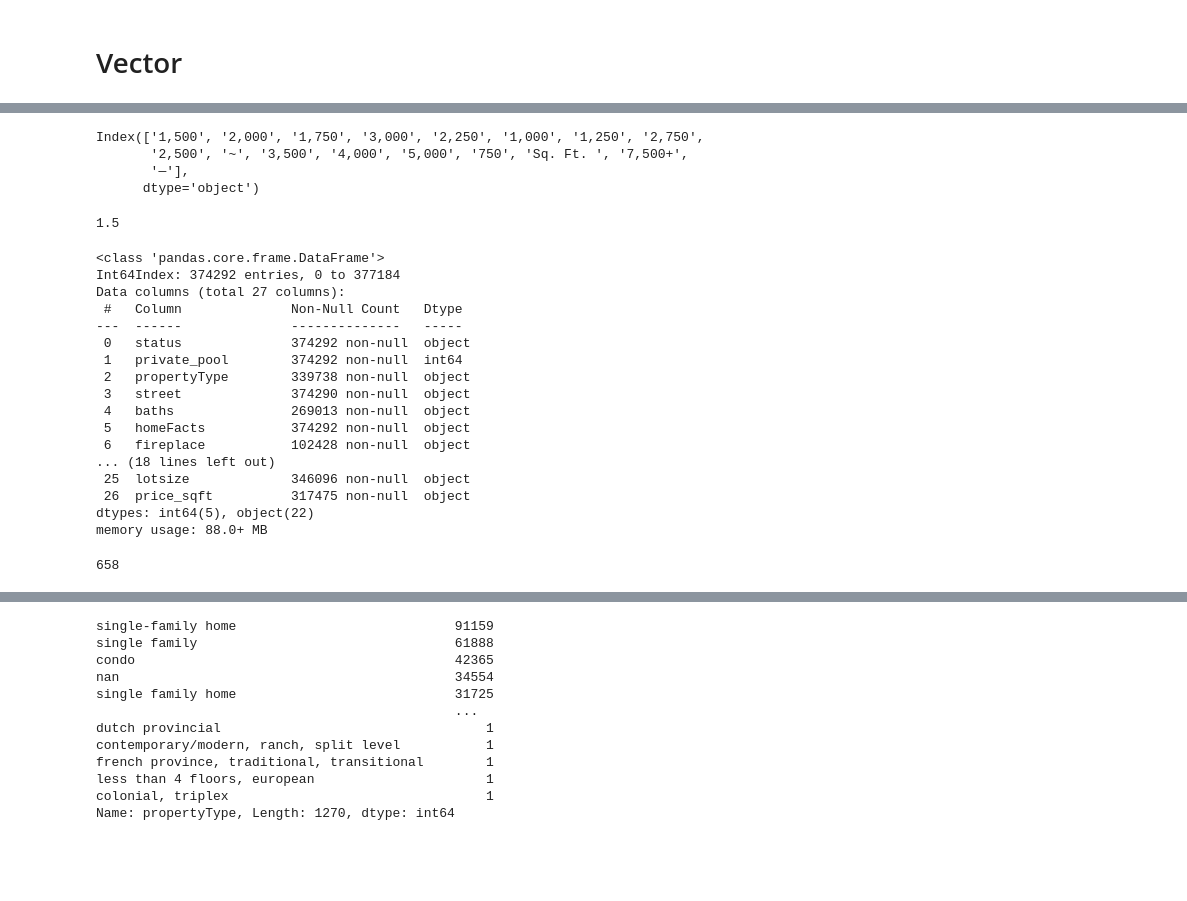
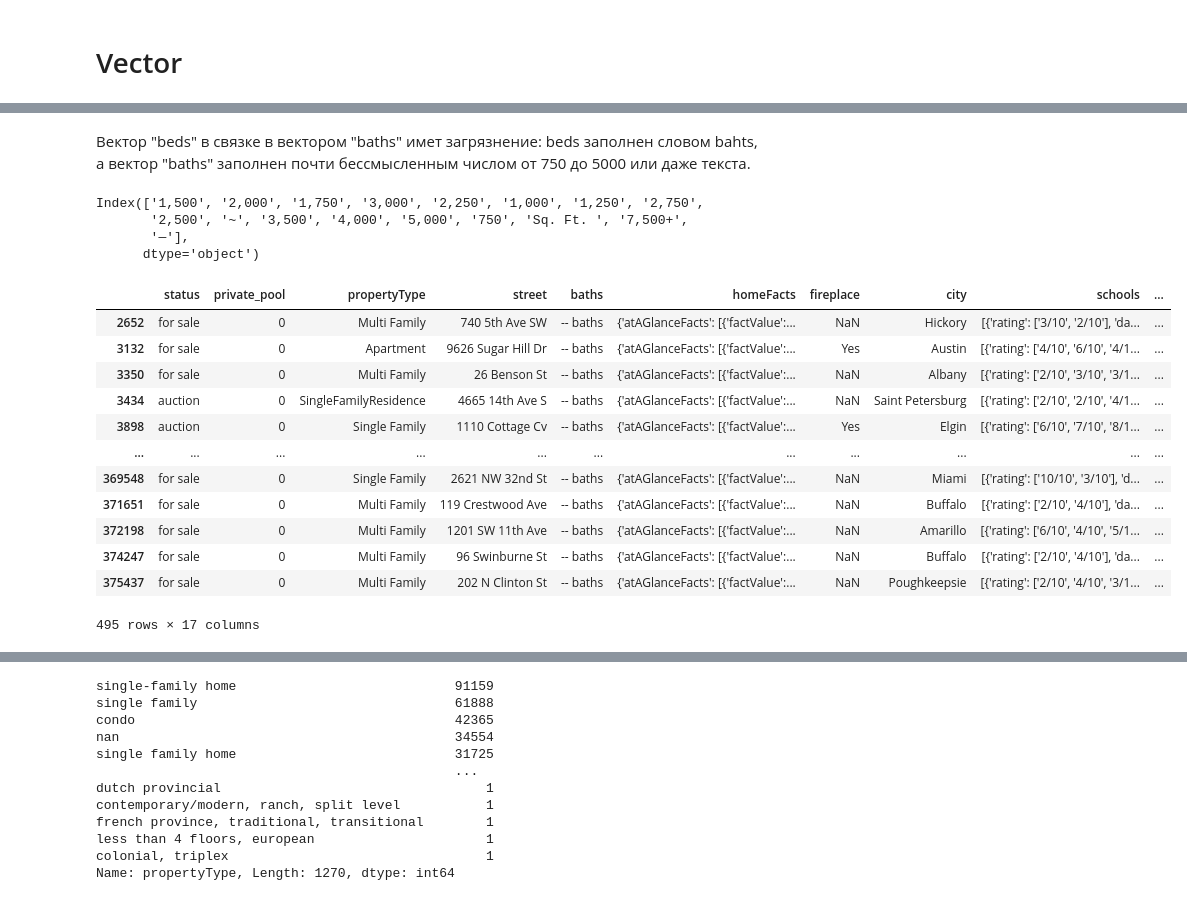
Before and after one commit to SeregeiKroupen/SF, a Jupyter notebook: final_project/Final_project.ipynb, the cells around one changed output, grey strips where cells are left out. Saved outputs shown, nothing was run; the diff lists cells and outputs as text; code cells hidden in the pictures; blank space fills up the shorter version.

Commit message:
price + sqft

```diff
--- a/final_project/Final_project.ipynb
+++ b/final_project/Final_project.ipynb
@@ -47,5 +50,5 @@ data.sample(10).T
 # %%
-def find_number(field: str):
+def find_number(field: str, comma=True):
     """
     function to take only first numeric data from string
     :param field: string to find number
@@ -58,11 +61,11 @@ def find_number(field: str):
     # main cycle for searching
     if re.search(p, field) is not None:
         for catch in re.finditer(p, field):
-            res = catch[0]
-            if re.search(',', res) is not None:
-                res = res.replace(',', '')
-            return res
-
+            result = catch[0]
+            if comma:
+                if re.search(',', result) is not None:      # clearing commas in american format of numbers
+                    result = result.replace(',', '')
+            return result
     else: return 0
 # %%
 data.target = data.target.apply(find_number).apply(int)
@@ -517,3 +523,5 @@ data[(data.baths=='7,500+')|(data.baths=='5,000')|(data.baths=='4,000')]
+# %% [markdown]
+Вектор "beds" в связке в вектором "baths" имет загрязнение: beds заполнен словом bahts, а вектор "baths" заполнен почти бессмысленным числом от 750 до 5000 или даже текста.
 # %%
 data[(data.beds=='Baths')|(data.beds=='Bath')]['baths'].value_counts().index
 # %% [output]
@@ -530,10 +538,6 @@ bath_mis = {'1,500': 1.5, '1,750': 1.5, '1,000': 1.0, '1,250': 1.0, '750': 1.0,
             '7,500+': 6.0,
             '~': 1.0, '—': 1.0, 'Sq. Ft. ': 1.0,
             }
-# %%
-bath_mis['1,500']
-# %% [output]
-1.5
 # %%
 def bath_clearing():
     for i in data.index:
@@ -541,6 +545,22 @@ def bath_clearing():
         if current in bath_mis.keys():
             data.loc[i, 'baths'] = bath_mis[current]
 bath_clearing()
+# %%
+data[data.baths=='-- baths']
+# %% [output]
+|  | status | private_pool | propertyType | street | baths | homeFacts | fireplace | city | schools | ... |
+| 2652 | for sale | 0 | Multi Family | 740 5th Ave SW | -- baths | {'atAGlanceFacts': [{'factValue':... | NaN | Hickory | [{'rating': ['3/10', '2/10'], 'da... | ... |
+| 3132 | for sale | 0 | Apartment | 9626 Sugar Hill Dr | -- baths | {'atAGlanceFacts': [{'factValue':... | Yes | Austin | [{'rating': ['4/10', '6/10', '4/1... | ... |
+| 3350 | for sale | 0 | Multi Family | 26 Benson St | -- baths | {'atAGlanceFacts': [{'factValue':... | NaN | Albany | [{'rating': ['2/10', '3/10', '3/1... | ... |
+| 3434 | auction | 0 | SingleFamilyResidence | 4665 14th Ave S | -- baths | {'atAGlanceFacts': [{'factValue':... | NaN | Saint Petersburg | [{'rating': ['2/10', '2/10', '4/1... | ... |
+| 3898 | auction | 0 | Single Family | 1110 Cottage Cv | -- baths | {'atAGlanceFacts': [{'factValue':... | Yes | Elgin | [{'rating': ['6/10', '7/10', '8/1... | ... |
+| ... | ... | ... | ... | ... | ... | ... | ... | ... | ... | ... |
+| 369548 | for sale | 0 | Single Family | 2621 NW 32nd St | -- baths | {'atAGlanceFacts': [{'factValue':... | NaN | Miami | [{'rating': ['10/10', '3/10'], 'd... | ... |
+| 371651 | for sale | 0 | Multi Family | 119 Crestwood Ave | -- baths | {'atAGlanceFacts': [{'factValue':... | NaN | Buffalo | [{'rating': ['2/10', '4/10'], 'da... | ... |
+| 372198 | for sale | 0 | Multi Family | 1201 SW 11th Ave | -- baths | {'atAGlanceFacts': [{'factValue':... | NaN | Amarillo | [{'rating': ['6/10', '4/10', '5/1... | ... |
+| 374247 | for sale | 0 | Multi Family | 96 Swinburne St | -- baths | {'atAGlanceFacts': [{'factValue':... | NaN | Buffalo | [{'rating': ['2/10', '4/10'], 'da... | ... |
+| 375437 | for sale | 0 | Multi Family | 202 N Clinton St | -- baths | {'atAGlanceFacts': [{'factValue':... | NaN | Poughkeepsie | [{'rating': ['2/10', '4/10', '3/1... | ... |
+495 rows × 17 columns
 # %%
 def home_facts(item):
     item = item['atAGlanceFacts']
@@ -563,28 +583,3 @@ data['lotsize'] = data.homeFacts.apply(lambda q: home_facts(q)[5])
 data['price_sqft'] = data.homeFacts.apply(lambda q: home_facts(q)[6])
 # %%
 #data[['build', 'renovate', 'heating', 'cooling', 'parking', 'lotsize', 'price_sqft']] = data.homeFacts.apply(home_facts)
-# %%
-data.drop('len', inplace=True, axis=1)
-data.info()
-# %% [output]
-<class 'pandas.core.frame.DataFrame'>
-Int64Index: 374292 entries, 0 to 377184
-Data columns (total 27 columns):
- #   Column              Non-Null Count   Dtype
----  ------              --------------   -----
- 0   status              374292 non-null  object
- 1   private_pool        374292 non-null  int64
- 2   propertyType        339738 non-null  object
- 3   street              374290 non-null  object
- 4   baths               269013 non-null  object
- 5   homeFacts           374292 non-null  object
- 6   fireplace           102428 non-null  object
-... (18 lines left out)
- 25  lotsize             346096 non-null  object
- 26  price_sqft          317475 non-null  object
-dtypes: int64(5), object(22)
-memory usage: 88.0+ MB
-# %%
-gc.collect()
-# %% [output]
-658
```
Also changed, not shown: parts of 58 cells of this notebook, 5 other files.
